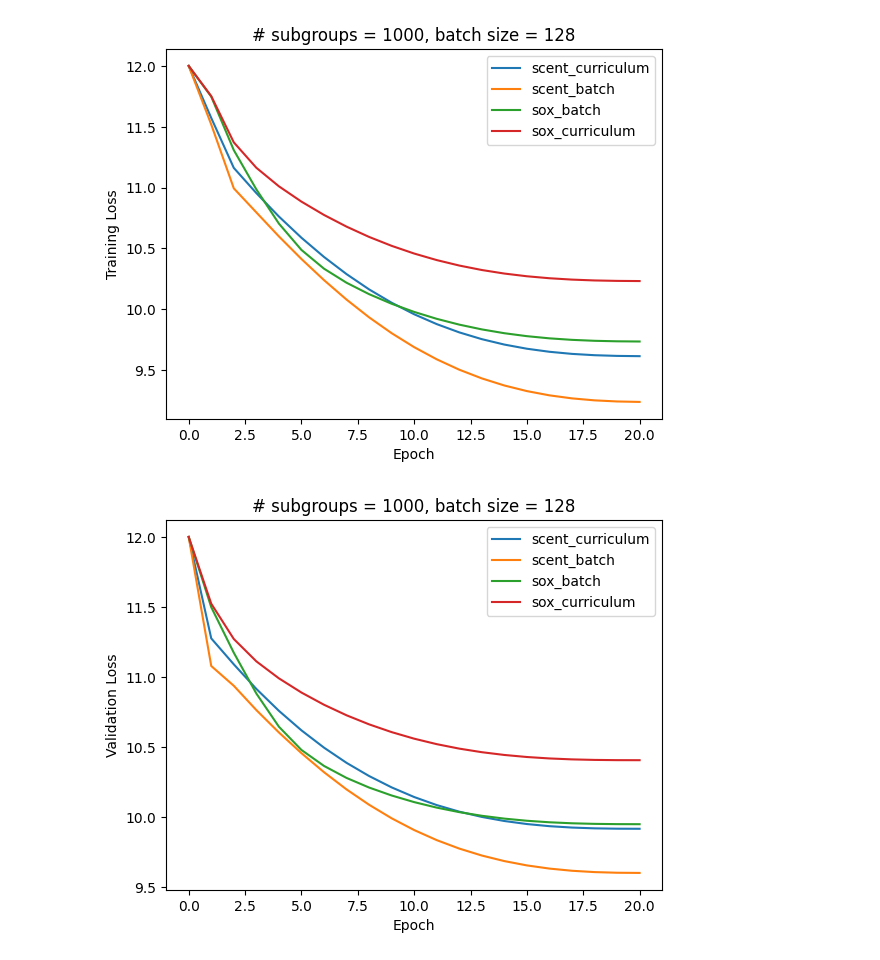
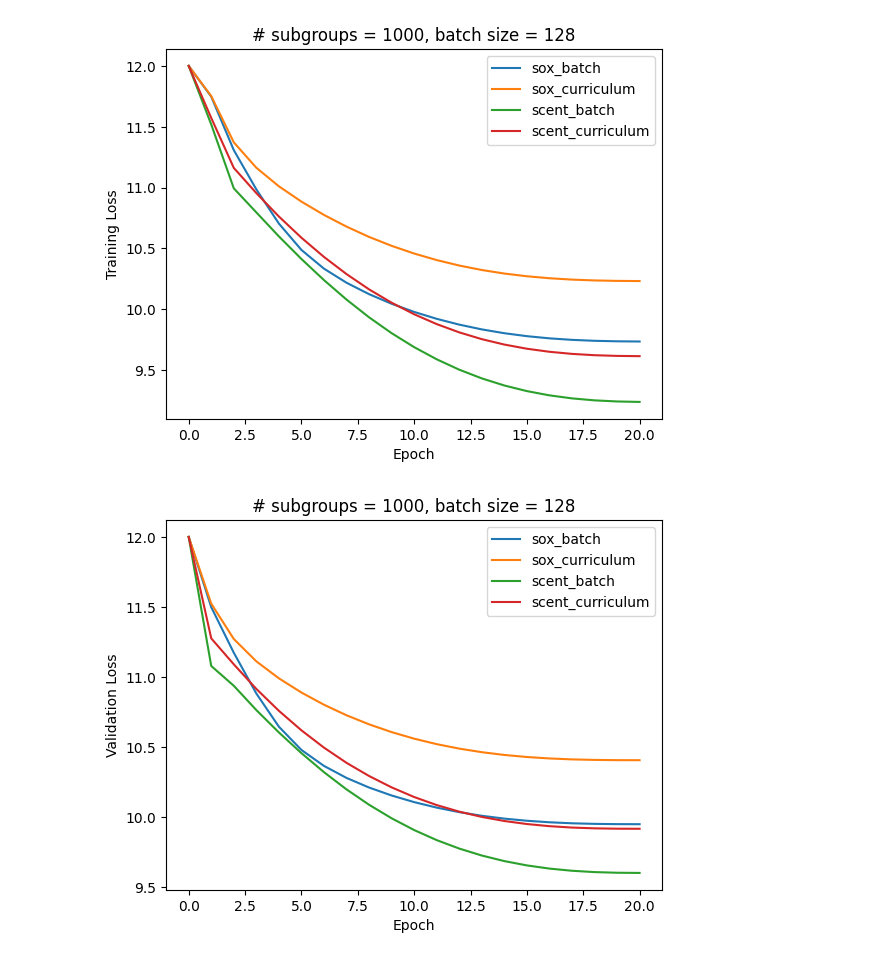
Before and after one commit to Morris88826/CSCE726_project, a Jupyter notebook: evaluation.ipynb, the cells around one changed output. Saved outputs shown, nothing was run; the diff lists cells and outputs as text; code cells hidden in the pictures.

```diff
--- a/evaluation.ipynb
+++ b/evaluation.ipynb
@@ -4,41 +4,39 @@ import math
 import matplotlib.pyplot as plt
 # %%
 model_names = [
+    "LinearClassifier_sox_batch",
+    "LinearClassifier_sox_curriculum",
+    "LinearClassifier_scent_batch",
+    "LinearClassifier_scent_curriculum",
+    # "LinearClassifier_scent_curriculum_10",
+    # "LinearClassifier_scent_curriculum_100",
     # "LinearClassifier_scent_curriculum_250",
     # "LinearClassifier_scent_curriculum_500",
-    "LinearClassifier_scent_curriculum",
-    # "LinearClassifier_scent_curriculum_global",
-    # "LinearClassifier_scent_curriculum_local",
-    "LinearClassifier_scent_batch",
-    "LinearClassifier_sox_batch",
-    "LinearClassifier_sox_curriculum"
 ]
 # %%
 num_classes = 163002
 for metric, name in zip(["cross_entropy_loss", "val_loss", "val_acc"], ["Training Loss", "Validation Loss", "Validation Accuracy"]):
-    results = {model_name: {}}
+    results = {}
     for model_name in model_names:
-
-
         if "loss" in metric:
             results[model_name] = [-math.log(1.0 / num_classes)] + [0.0] * 20
         else:
             results[model_name] = [1.0 / num_classes] + [0.0] * 20
 
         with open(f"./outputs/{model_name}/eval_{model_name}.jsonl", "r") as f:
             for line in f:
                 eval_results = json.loads(line)
                 results[model_name][eval_results["epoch"]] = eval_results[metric]
 
     fig, ax = plt.subplots()
     for model_name in model_names:
         ax.plot(results[model_name], label=model_name.replace("LinearClassifier_", ""))
     ax.set_xlabel("Epoch")
     ax.set_ylabel(name)
     ax.set_title('# subgroups = 1000, batch size = 128')
     ax.legend()
 
 plt.show()
 # %% [output]
-[figure, old version]
+[figure, new version]
-[figure, old version]
+[figure, new version]
```
Also changed, not shown: parts of 1 cell of this notebook, 2 other files.
